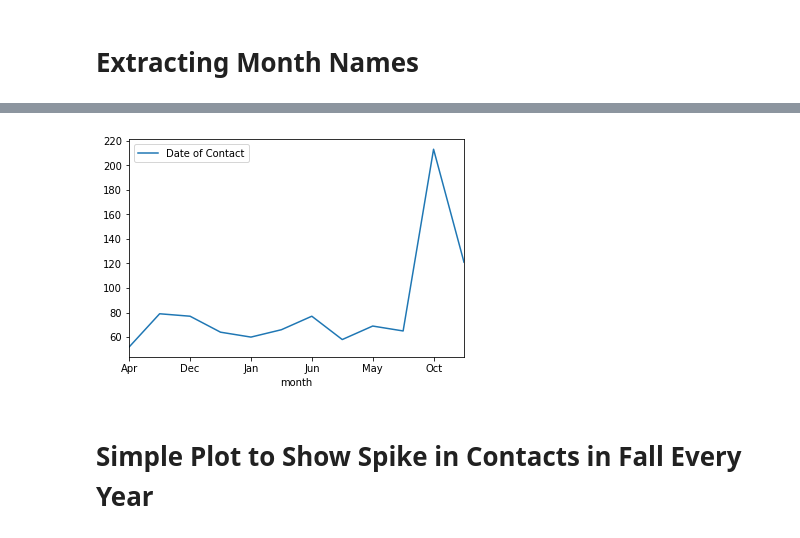
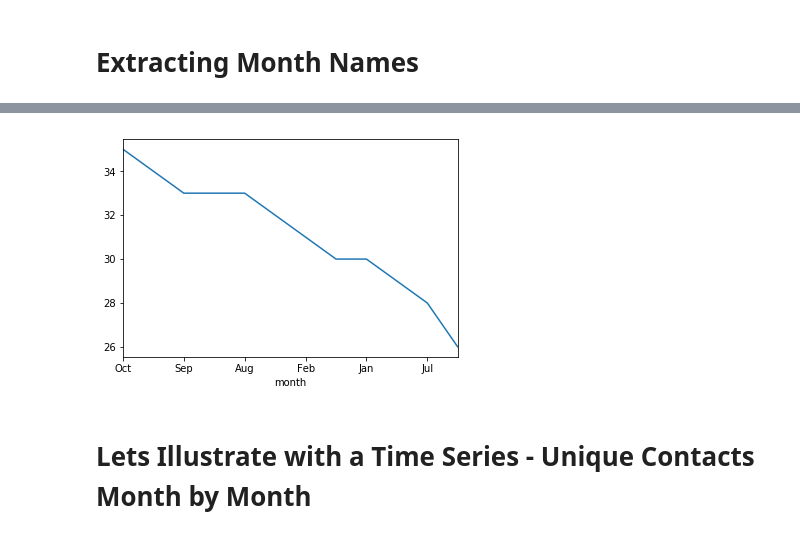
Before and after one commit to robertspeta/launch_month, a Jupyter notebook: contacts_analysis.ipynb, the cells around one changed output, grey strips where cells are left out. Cells and saved outputs as stored; diff of their text form; code cells hidden in the pictures.

```diff
--- a/contacts_analysis.ipynb
+++ b/contacts_analysis.ipynb
@@ -37,6 +23,10 @@ dtype: object
 # %% [markdown]
 # Extracting Month Names
 # %%
+data['month_year'] = pd.to_datetime(data['Date of Contact']).dt.to_period('M')
+
 data['month'] = pd.DatetimeIndex(data['Date of Contact']).month_name().str.slice(stop=3)
+
+data['year'] = pd.DatetimeIndex(data['Date of Contact']).year
 data.head()
 # %% [output]
@@ -110,0 +96,4 @@ count_year
+# %%
+unique_contacts = data.groupby("month")['Client Name'].nunique().sort_values(ascending=False)
+# .reset_index(name='Client Name')
+unique_contacts.head()
@@ -111,7 +108,7 @@ count_year
 # %%
-count_month.plot()
+unique_contacts.plot()
 plt.savefig("months.png")
 # %% [output]
-[figure, old version]
+[figure, new version]
-# %% [markdown]
-# Simple Plot to Show Spike in Contacts in Fall Every Year
+# %% [markdown]
+# Lets Illustrate with a Time Series - Unique Contacts Month by Month
```
Also changed, not shown: parts of 24 cells of this notebook.
